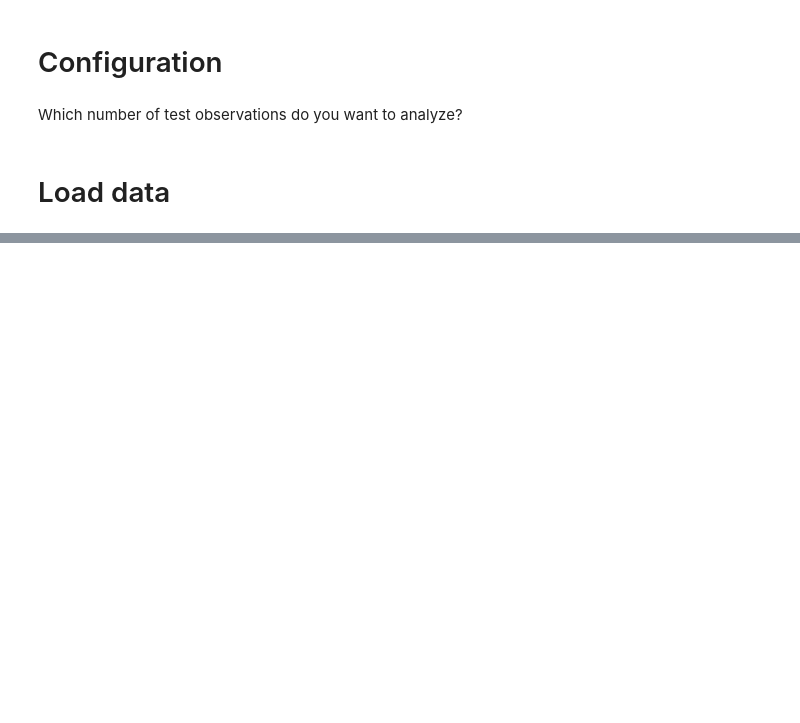
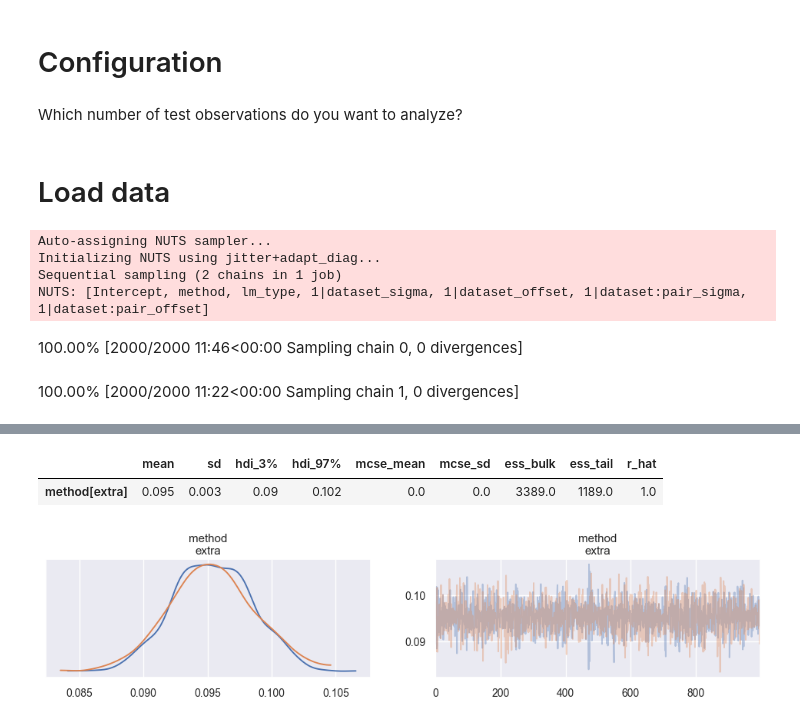
Before and after one commit to kddubey/pretrain-on-test, a Jupyter notebook: analysis/main.ipynb, the cells around one changed output, grey strips where cells are left out. Drawn from its saved outputs; the diff is of its cells as text; code cells hidden in the pictures; blank space fills up the shorter version.

```diff
--- a/analysis/main.ipynb
+++ b/analysis/main.ipynb
@@ -28,19 +30,19 @@ num_test: Literal[200, 500] = 500
 # %%
 def load(accuracies_home_dir: str = "accuracies_from_paper", num_test: int = num_test):
     dfs: list[pl.DataFrame] = []
-    for model in utils.lm_type_to_name.keys():
-        accuracies_dir = os.path.join(accuracies_home_dir, str(num_test), model)
+    for lm_type in utils.lm_type_to_name.keys():
+        accuracies_dir = os.path.join(accuracies_home_dir, str(num_test), lm_type)
         df = utils.load_num_correct(accuracies_dir, num_test).with_columns(
-            model=pl.lit(model)
+            lm_type=pl.lit(lm_type)
         )
-        df = df.select("model").with_columns(df.select(pl.exclude("model")))
+        df = df.select("lm_type").with_columns(df.select(pl.exclude("lm_type")))
         dfs.append(df)
     return pl.concat(dfs)
 # %%
 num_correct_df = load()
 # %%
-equation = "num_correct ~ method + (1|model) + (1|dataset/pair)"
-id_vars = ["pair", "model", "dataset"]
+equation = "num_correct ~ method + lm_type + (1|dataset/pair)"
+id_vars = ["pair", "lm_type", "dataset"]
 # %%
 model_control, summary_control, az_summary_control = utils.stat_model(
     num_correct_df,
@@ -48,4 +50,12 @@ model_control, summary_control, az_summary_control = utils.stat_model(
     control="base",
     equation=equation,
     id_vars=id_vars,
+    chains=2,
 )
+# %% [output]
+Auto-assigning NUTS sampler...
+Initializing NUTS using jitter+adapt_diag...
+Sequential sampling (2 chains in 1 job)
+NUTS: [Intercept, method, lm_type, 1|dataset_sigma, 1|dataset_offset, 1|dataset:pair_sigma, 1|dataset:pair_offset]
+100.00% [2000/2000 11:46<00:00 Sampling chain 0, 0 divergences]
+100.00% [2000/2000 11:22<00:00 Sampling chain 1, 0 divergences]
@@ -52,2 +64,5 @@ model_control, summary_control, az_summary_control = utils.stat_model(
+|  | mean | sd | hdi_3% | hdi_97% | mcse_mean | mcse_sd | ess_bulk | ess_tail | r_hat |
+| method[extra] | 0.095 | 0.003 | 0.09 | 0.102 | 0.0 | 0.0 | 3389.0 | 1189.0 | 1.0 |
+[figure, added]
 # %%
 print(model_control)
```
Also changed, not shown: parts of 6 cells of this notebook.
